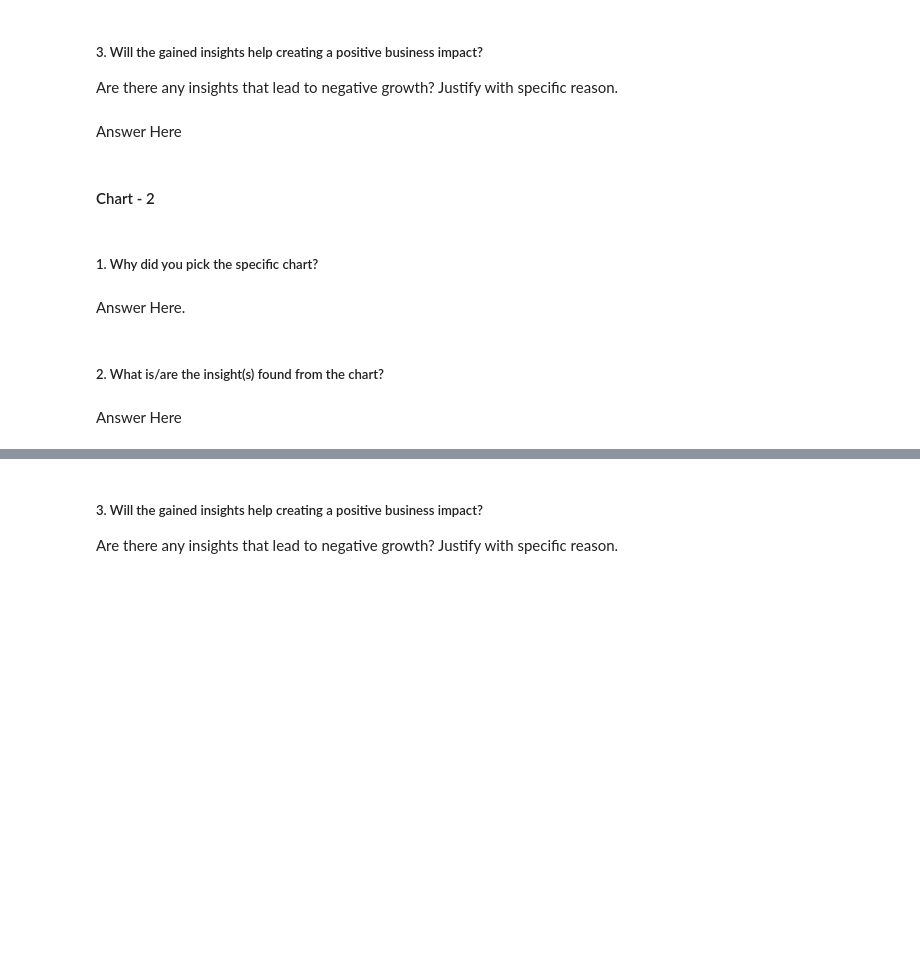
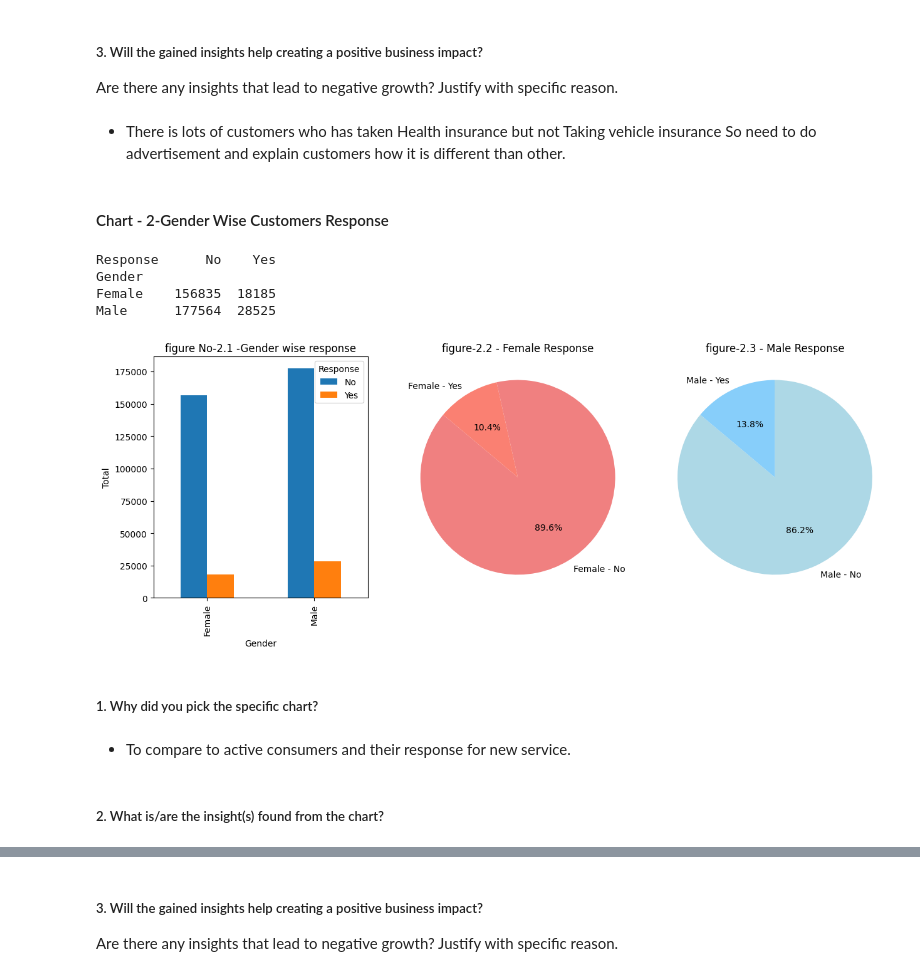
Before and after one commit to chetansgode/Health_Insurance_Cross_Sales_Prediction_classification, a Jupyter notebook: Health_Insurance_Cross_Sales_Prediction_classification.ipynb, the cells around one changed output, grey strips where cells are left out. Cells and saved outputs as stored; diff of their text form; code cells hidden in the pictures; blank space fills up the shorter version.

```diff
--- a/Health_Insurance_Cross_Sales_Prediction_classification.ipynb
+++ b/Health_Insurance_Cross_Sales_Prediction_classification.ipynb
@@ -296,7 +410,7 @@ Answer Here
 # %% [markdown]
 ##### 3. Will the gained insights help creating a positive business impact?
 Are there any insights that lead to negative growth? Justify with specific reason.
-# %% [markdown]
-Answer Here
+# %% [markdown]
+* There is lots of customers who has taken Health insurance but not Taking vehicle insurance So need to do advertisement and explain customers how it is different than other.
 # %% [markdown]
-#### Chart - 2
+#### Chart - 2-Gender Wise Customers Response
@@ -305,8 +417,48 @@ Answer Here
+# %%
+# Chart - 2 Numerical data-Gender Wise Customers Response
+
+# Gender wise customers response
+a=df.groupby('Gender')['Response'].value_counts().unstack()
+a.rename(columns={0:'No',1:'Yes'},index={0:'Female',1:'Male'},inplace=True)
+print(a)
+# %% [output]
+Response      No    Yes
+Gender
+Female    156835  18185
+Male      177564  28525
+# %%
+
+# Chart - 2 visualization code-Gender Wise Customers Response
+
+fig,axs=plt.subplots(1,3,figsize=(15,5))
+a.plot(kind='bar',ax=axs[0])
+axs[0].set_title('figure No-2.1 -Gender wise response')
+axs[0].set_xlabel('Gender')
+axs[0].set_ylabel('Total')
+
+
+# Data for pie chart plot to see in percent.
+gender_counts_female = [156835, 18185]
+categories_female = ['Female - No', 'Female - Yes']
+gender_counts_male = [177564, 28525]
+categories_male = ['Male - No', 'Male - Yes']
+
+# Plotting the pie chart
+
+axs[1].pie(gender_counts_female, labels=categories_female, autopct='%1.1f%%', startangle=140, colors=['lightcoral', 'salmon', ])
+
+axs[1].axis('equal')
+axs[1].set_title('figure-2.2 - Female Response')
+
+axs[2].pie(gender_counts_male, labels=categories_male, autopct='%1.1f%%', startangle=140, colors=[ 'lightblue', 'lightskyblue'])
+axs[2].set_title('figure-2.3 - Male Response')
+axs[2].axis('equal')
+plt.show()
+# %% [output]
+[figure, added]
 # %% [markdown]
 ##### 1. Why did you pick the specific chart?
-# %% [markdown]
-Answer Here.
+# %% [markdown]
+* To compare to active consumers and their response for new service.
 # %% [markdown]
 ##### 2. What is/are the insight(s) found from the chart?
-# %% [markdown]
-Answer Here
```
Also changed, not shown: parts of 45 cells of this notebook.
